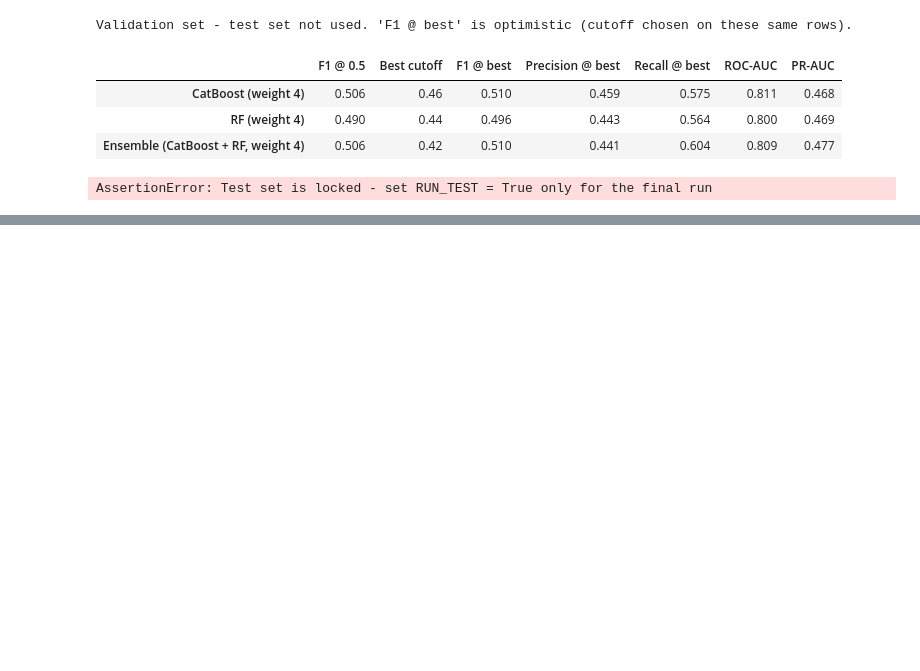
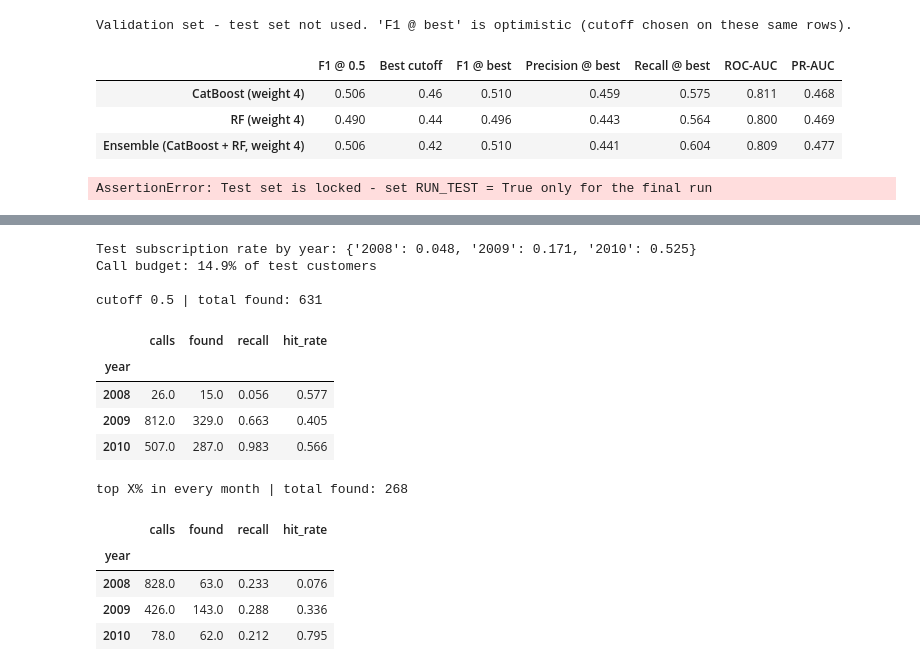
Before and after one commit to kant-deposit-project/deposit_project, a Jupyter notebook: banking project_1 - Copy.ipynb, the cells around one changed output, grey strips where cells are left out. Saved outputs shown, nothing was run; the diff lists cells and outputs as text; code cells hidden in the pictures; blank space fills up the shorter version.

```diff
--- a/banking project_1 - Copy.ipynb
+++ b/banking project_1 - Copy.ipynb
@@ -1774,0 +1879,36 @@ AssertionError: Test set is locked - set RUN_TEST = True only for the final run
+# %%
+# ===================== cell E: why is 2008 recall low? =====================
+# Same call budget as cutoff 0.5, but spread evenly: call the top X% of customers in EACH month.
+d = pd.DataFrame({"y": yt, "p": prob_final,
+                  "ym": merged_view.loc[X_test.index, "call_month"].astype(str).values})
+d["year"] = d["ym"].str[:4]
+d["cut05"] = d["p"] >= 0.5
+budget = d["cut05"].mean()
+d["topk"] = d.groupby("ym")["p"].rank(ascending=False, pct=True) <= budget
+
+print(f"Test subscription rate by year: {d.groupby('year')['y'].mean().round(3).to_dict()}")
+print(f"Call budget: {budget:.1%} of test customers")
+for col, label in [("cut05", "cutoff 0.5"), ("topk", "top X% in every month")]:
+    t = d.groupby("year").apply(lambda g: pd.Series({
+        "calls": int(g[col].sum()),
+        "found": int((g[col] & (g["y"] == 1)).sum()),
+        "recall": (g[col] & (g["y"] == 1)).sum() / g["y"].sum(),
+        "hit_rate": (g[col] & (g["y"] == 1)).sum() / max(g[col].sum(), 1)}))
+    print(f"\n{label} | total found: {int((d[col] & (d['y'] == 1)).sum())}")
+    display(t.round(3))
+# %% [output]
+Test subscription rate by year: {'2008': 0.048, '2009': 0.171, '2010': 0.525}
+Call budget: 14.9% of test customers
+
+cutoff 0.5 | total found: 631
+|  | calls | found | recall | hit_rate |
+| year |  |  |  |  |
+| 2008 | 26.0 | 15.0 | 0.056 | 0.577 |
+| 2009 | 812.0 | 329.0 | 0.663 | 0.405 |
+| 2010 | 507.0 | 287.0 | 0.983 | 0.566 |
+top X% in every month | total found: 268
+|  | calls | found | recall | hit_rate |
+| year |  |  |  |  |
+| 2008 | 828.0 | 63.0 | 0.233 | 0.076 |
+| 2009 | 426.0 | 143.0 | 0.288 | 0.336 |
+| 2010 | 78.0 | 62.0 | 0.212 | 0.795 |
```
Also changed, not shown: parts of 2 cells of this notebook, 6 other files.
